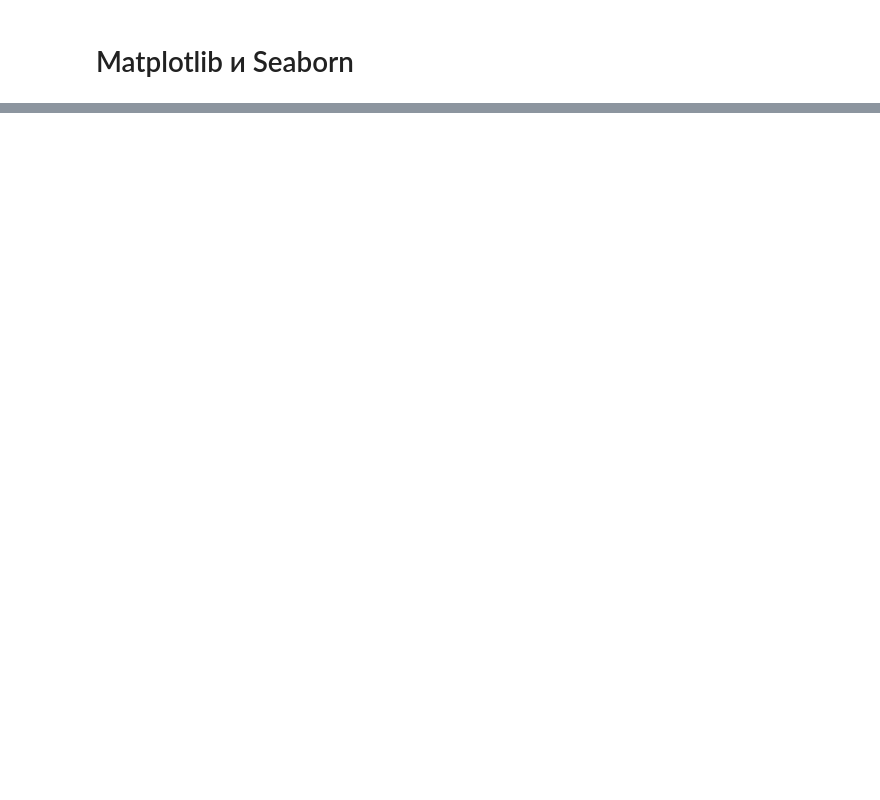
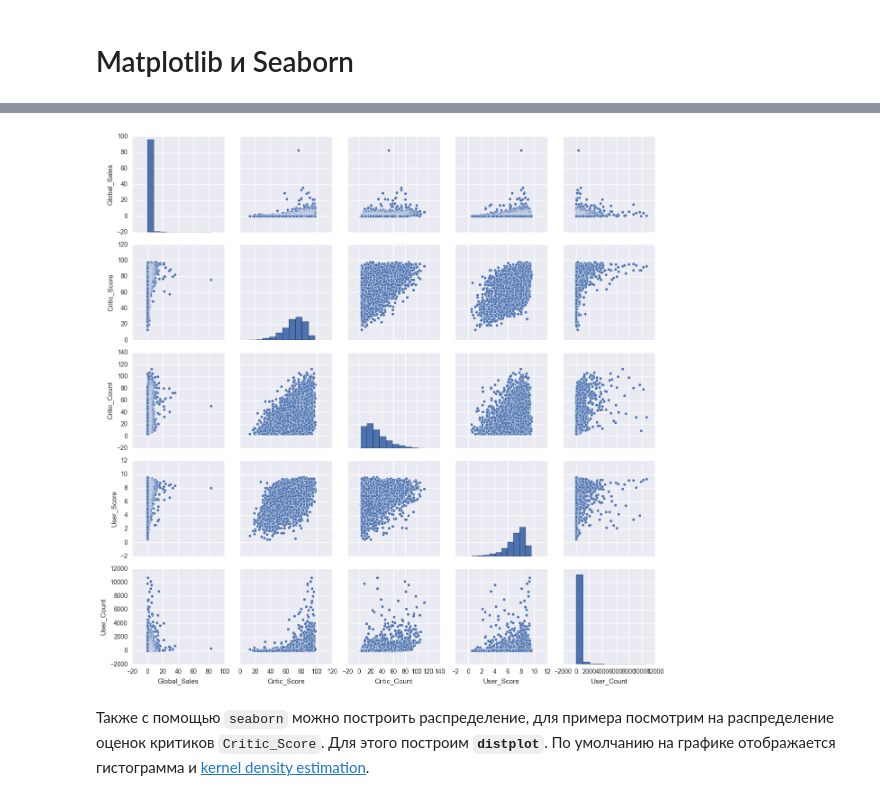
Before and after one commit to mephistopheies/mlworkshop39_042017, a Jupyter notebook: 0_python_intro/Инструменты ML.ipynb, the cells around one changed output, grey strips where cells are left out. Cells and saved outputs as stored; diff of their text form; code cells hidden in the pictures; blank space fills up the shorter version.

```diff
--- a/0_python_intro/Инструменты ML.ipynb
+++ b/0_python_intro/Инструменты ML.ipynb
@@ -862,0 +1164,11 @@ import matplotlib
+# %%
+import matplotlib.pyplot as plt
+# будем отображать графики прямо в jupyter'e
+%matplotlib inline
+#графики в svg выглядят более четкими
+%config InlineBackend.figure_format = 'svg'
+
+#увеличим дефолтный размер графиков
+from pylab import rcParams
+rcParams['figure.figsize'] = 8, 5
+import pandas as pd
@@ -862,0 +1177,3 @@ import matplotlib
+# %%
+df = pd.read_csv('video_games_sales.csv').dropna()
+print(df.shape)
@@ -862,0 +1202,5 @@ import matplotlib
+# %%
+df['User_Score'] = df.User_Score.astype('float64')
+df['Year_of_Release'] = df.Year_of_Release.astype('int64')
+df['User_Count'] = df.User_Count.astype('int64')
+df['Critic_Count'] = df.Critic_Count.astype('int64')
@@ -863,2 +1255,12 @@ import matplotlib
 # %%
 import seaborn as sns
+# %%
+%%time
+# c svg pairplot браузер начинает тормозить
+%config InlineBackend.figure_format = 'png'
+sns.pairplot(
+    df[['Global_Sales', 'Critic_Score', 'Critic_Count', 'User_Score', 'User_Count']]);
+# %% [output]
+[figure, added]
+# %% [markdown]
+Также с помощью `seaborn` можно построить распределение, для примера посмотрим на распределение оценок критиков `Critic_Score`. Для этого построим __`distplot`__. По умолчанию на графике отображается гистограмма и [kernel density estimation](https://en.wikipedia.org/wiki/Kernel_density_estimation).
```
Also changed, not shown: parts of 84 cells of this notebook, 16 other files.
